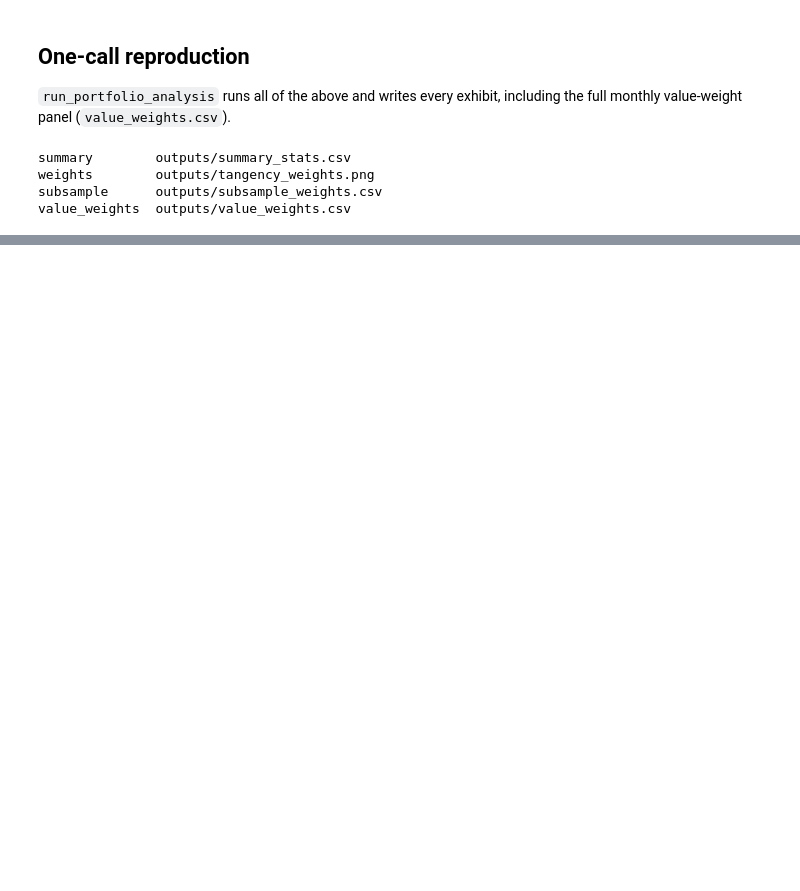
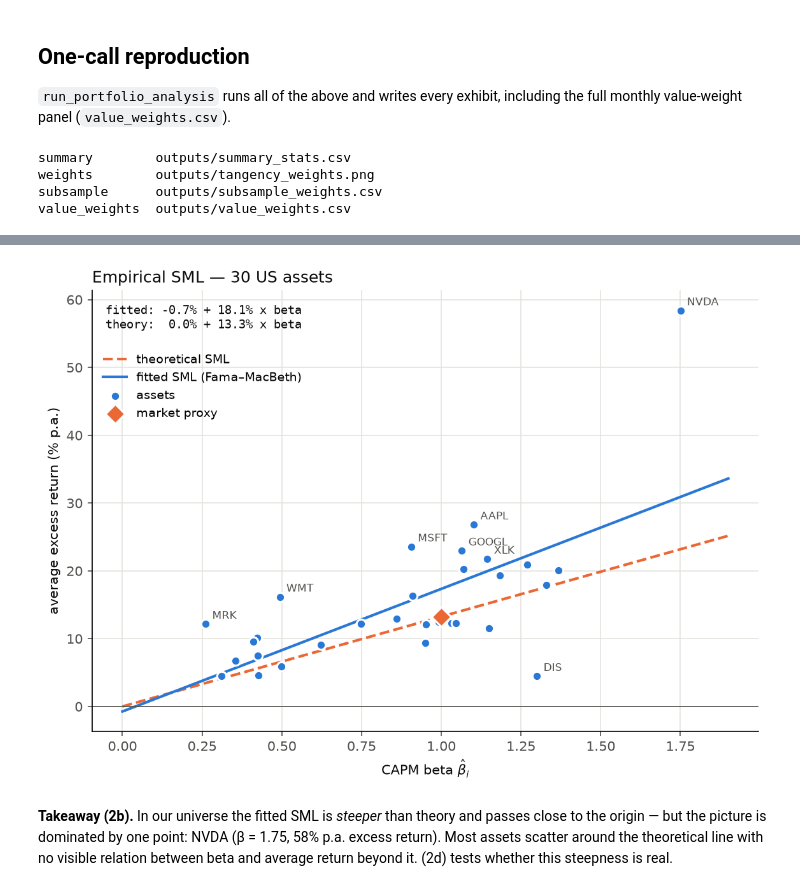
Before and after one commit to Prolead1/goldman, a Jupyter notebook: notebooks/portfolio_analysis.ipynb, the cells around one changed output, grey strips where cells are left out. Drawn from its saved outputs; the diff is of its cells as text; code cells hidden in the pictures; blank space fills up the shorter version.

```diff
--- a/notebooks/portfolio_analysis.ipynb
+++ b/notebooks/portfolio_analysis.ipynb
@@ -210,0 +325,23 @@ value_weights  outputs/value_weights.csv
+# %%
+import pandas as pd
+
+from goldman.analysis import (
+    factor_summary,
+    run_capm_analysis,
+    run_factor_analysis,
+    sml_comparison,
+    standard_models,
+)
+from goldman.data import align_excess_returns, load_factors, load_ff5, load_test_portfolios
+
+assert UNIVERSE == "us", "Stages 2-3 use US Ken French factors; see the note above."
+
+factors = load_factors()  # Mkt-RF, SMB, HML, RF (FF3) + Mom
+excess, fac = align_excess_returns(returns, factors)
+market = fac["Mkt-RF"]
+print(
+    f"{excess.shape[1]} assets x {len(excess)} months "
+    f"({excess.index[0]} .. {excess.index[-1]}); "
+    f"market premium {market.mean() * 12:.1%} p.a., "
+    f"risk-free {fac['RF'].mean() * 12:.2%} p.a."
+)
@@ -210,0 +357,5 @@ value_weights  outputs/value_weights.csv
+# %%
+capm = run_capm_analysis(
+    excess, market, output_dir=OUTPUT_DIR, title="Empirical SML — 30 US assets"
+)
+capm.table.sort_values("t(alpha)", ascending=False).round(3)
@@ -210,0 +396,12 @@ value_weights  outputs/value_weights.csv
+# %%
+from IPython.display import Image, display
+
+display(Image(filename=capm.output_paths["sml"]))
+# %% [output]
+[figure, added]
+# %% [markdown]
+**Takeaway (2b).** In our universe the fitted SML is *steeper* than theory and
+passes close to the origin — but the picture is dominated by one point: NVDA
+(β = 1.75, 58% p.a. excess return). Most assets scatter around the theoretical
+line with no visible relation between beta and average return beyond it. (2d)
+tests whether this steepness is real.
```
Also changed, not shown: parts of 67 cells of this notebook, 43 other files.
